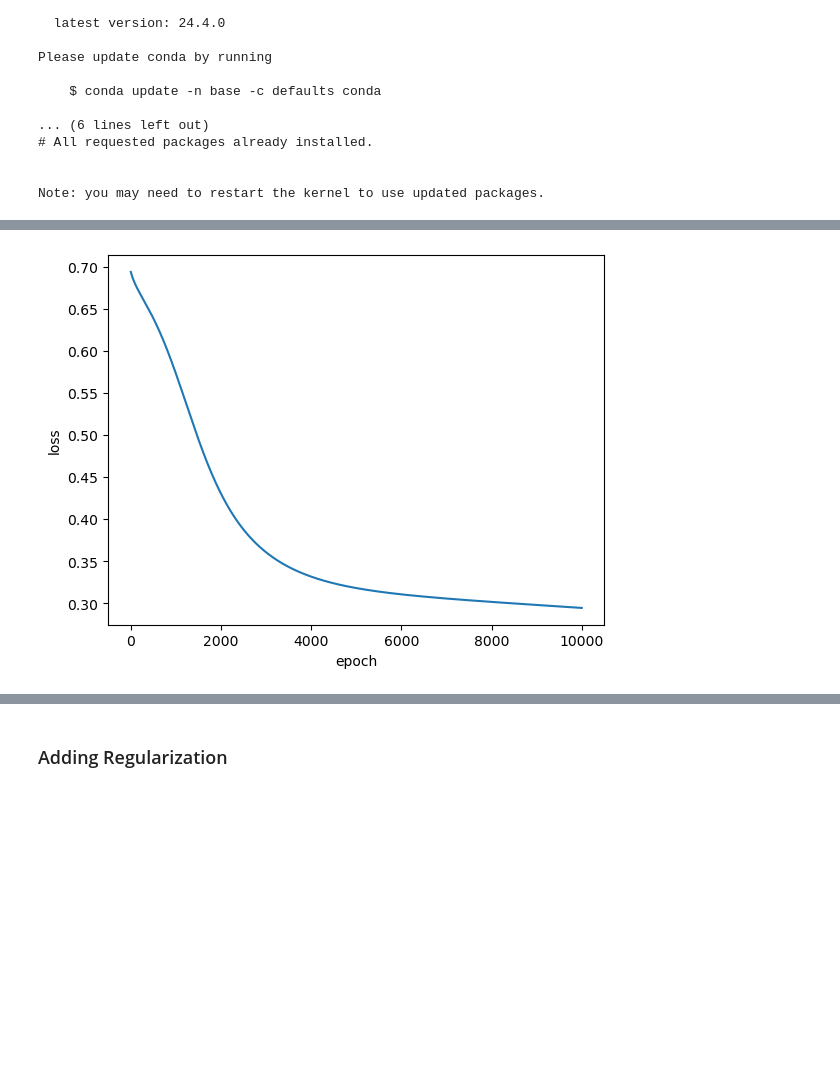
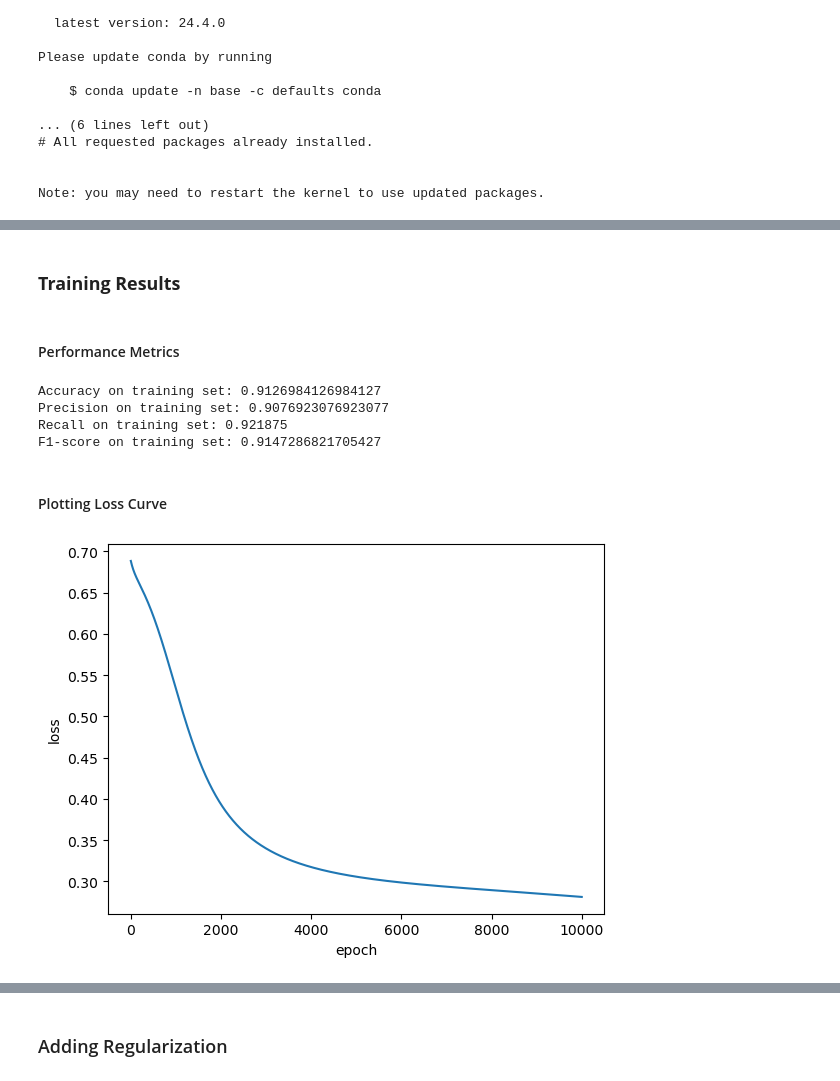
Before and after one commit to thuvu17/ml-train-heart-attack, a Jupyter notebook: heart_attack_NN.ipynb, the cells around one changed output, grey strips where cells are left out. Saved outputs shown, nothing was run; the diff lists cells and outputs as text; code cells hidden in the pictures; blank space fills up the shorter version.

```diff
--- a/heart_attack_NN.ipynb
+++ b/heart_attack_NN.ipynb
@@ -54,4 +56,8 @@ We split the data into training and test data sets. We will train the neural net
 # %%
-X_train, X_test, y_train, y_test = train_test_split(X, y, test_size=0.4)
+# Split data into training and testing sets (60% training, 40% testing)
+X_train, X_test, y_train, y_test = train_test_split(X, y, test_size=0.4, random_state=42)
+
+# Further split training data into training and validation sets (70% training, 30% validation)
+X_train, X_val, y_train, y_val = train_test_split(X_train, y_train, test_size=0.3, random_state=42)
 # %%
 print("X_train shape:", X_train.shape)
@@ -127,2 +154,3 @@ class model(nn.Module):
 # %%
-my_model = model(X_train.shape[1], 8, 1)
+train_model = model(X_train.shape[1], 8, 1)
+loss_cal = BCELoss(reduction='mean')
@@ -133,12 +159,13 @@ optimizer = SGD(my_model.parameters(), lr=0.01)
 # %%
-epoch_list = []
-loss_list = []
+epoch_loss_dict = {}
+num_epoch = 10000
+optimizer = SGD(train_model.parameters(), lr=0.01)
 
-for epoch in range(10000):
-    epoch_list.append(epoch)
-    y_pred = my_model(X_train_tensor)
-    loss = loss_cal(y_pred, y_train_tensor)
-    loss_list.append(loss.item())
+for epoch in range(num_epoch):
+    optimizer.zero_grad()                       # Zero the gradients
+    y_pred = train_model(X_train_tensor)           # Forward propagation
+    loss = loss_cal(y_pred, y_train_tensor)     # Compute lost
+    epoch_loss_dict[epoch] = loss.item()
     optimizer.zero_grad()
-    loss.backward()
-    optimizer.step()
+    loss.backward()                             # Backward propagation
+    optimizer.step()                            # Update the parameters
@@ -145,8 +174,33 @@ for epoch in range(10000):
+# %% [markdown]
+### **Training Results**
+# %% [markdown]
+#### Performance Metrics
+# %%
+def perf_metrics(y, y_pred_binary):
+    accuracy = accuracy_score(y, y_pred_binary)
+    precision = precision_score(y, y_pred_binary)
+    recall = recall_score(y, y_pred_binary)
+    f1 = f1_score(y, y_pred_binary)
+    return accuracy, precision, recall, f1
+
+
+accuracy_train, precision_train, recall_train, f1_train = perf_metrics(y_train, y_pred_binary_train)
+print("Accuracy on training set:", accuracy_train)
+print("Precision on training set:", precision_train)
+print("Recall on training set:", recall_train)
+print("F1-score on training set:", f1_train)
+# %% [output]
+Accuracy on training set: 0.9126984126984127
+Precision on training set: 0.9076923076923077
+Recall on training set: 0.921875
+F1-score on training set: 0.9147286821705427
+# %% [markdown]
+#### Plotting Loss Curve
 # %%
 plt.figure()
-plt.plot(epoch_list, loss_list)
+plt.plot(epoch_loss_dict.keys(), epoch_loss_dict.values())
 plt.xlabel("epoch")
 plt.ylabel("loss")
 plt.show()
 # %% [output]
-[figure, old version]
+[figure, new version]
```
Also changed, not shown: parts of 26 cells of this notebook.
